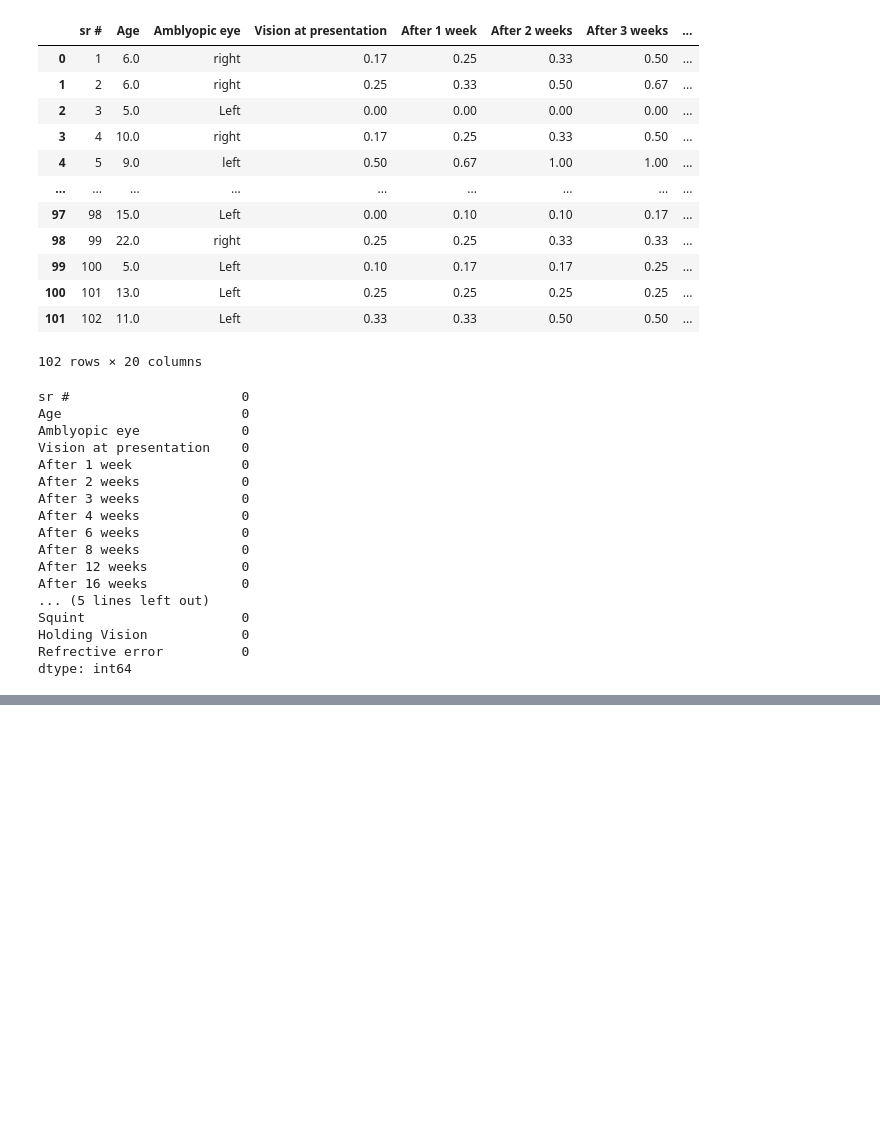
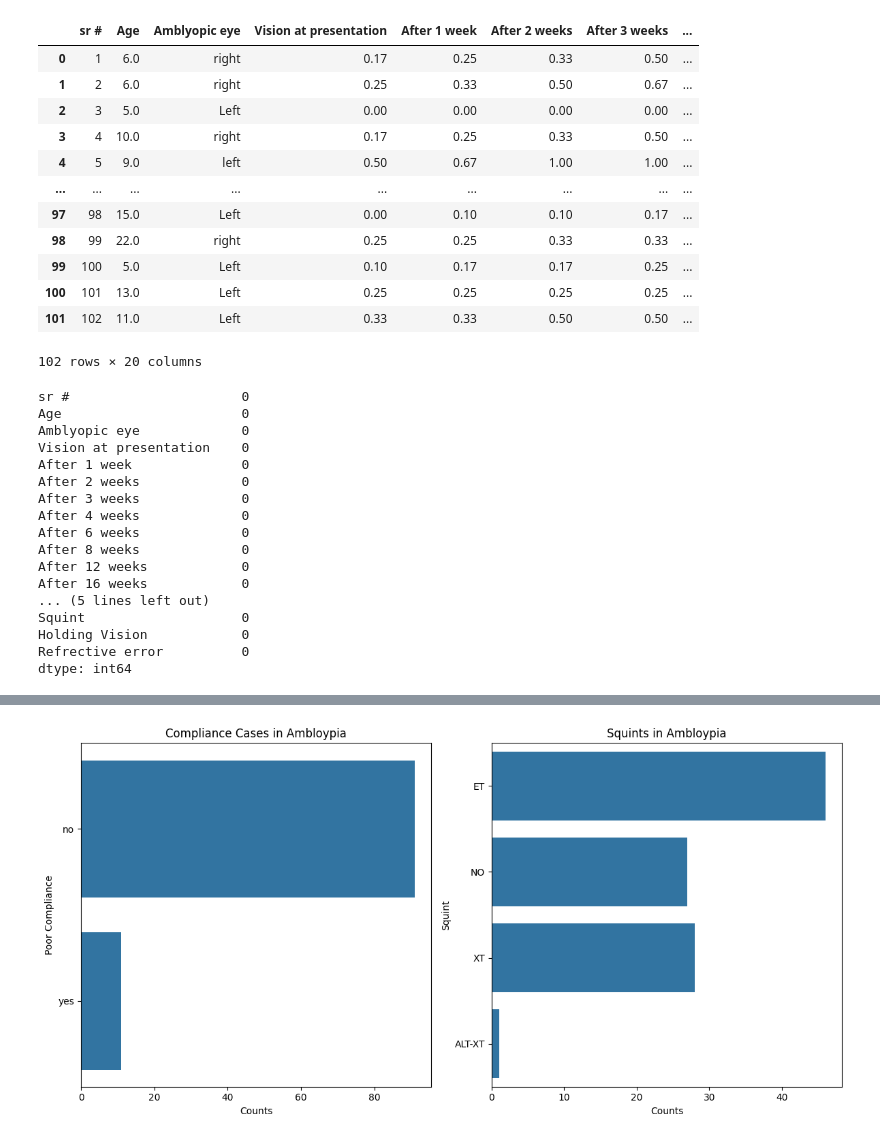
Before and after one commit to SoRaz049/DataAnalysisProjects, a Jupyter notebook: amblyopia/amblopia_1.ipynb, the cells around one changed output, grey strips where cells are left out. Drawn from its saved outputs; the diff is of its cells as text; code cells hidden in the pictures; blank space fills up the shorter version.

```diff
--- a/amblyopia/amblopia_1.ipynb
+++ b/amblyopia/amblopia_1.ipynb
@@ -151,0 +186,17 @@ df.to_csv("ambloypia_cleaned_data.csv", index = False)
+# %%
+fig,axs = plt.subplots(1,2, figsize = (12,6))
+
+sns.countplot(df['Poor compliance case'], ax = axs[0])
+axs[0].set_title("Compliance Cases in Ambloypia")
+axs[0].set_xlabel("Counts")
+axs[0].set_ylabel("Poor Compliance")
+
+sns.countplot(df["Squint"], ax = axs[1])
+axs[1].set_title("Squints in Ambloypia")
+axs[1].set_xlabel("Counts")
+axs[1].set_ylabel("Squint")
+
+plt.tight_layout()
+plt.show()
+# %% [output]
+[figure, added]
```
Also changed, not shown: parts of 6 cells of this notebook, 2 other files.
